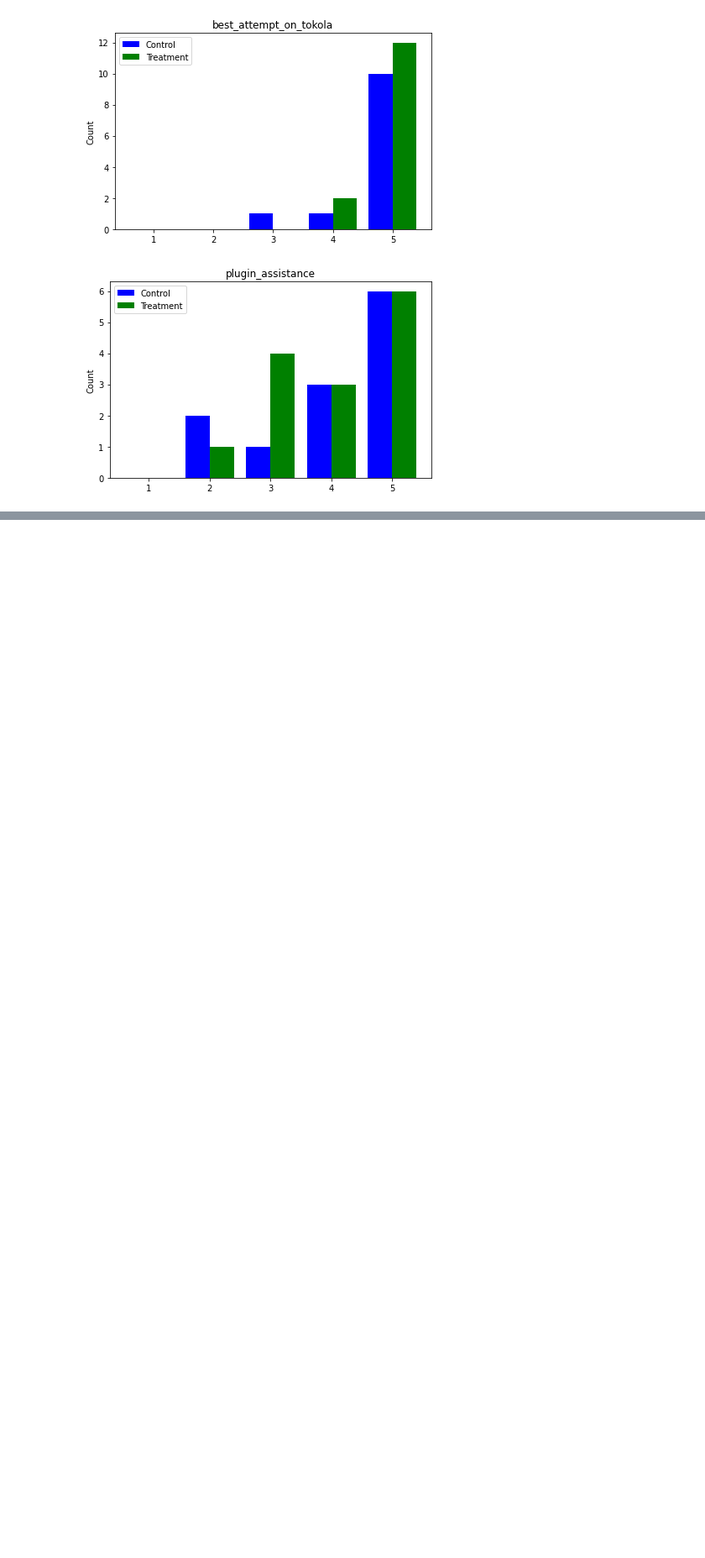
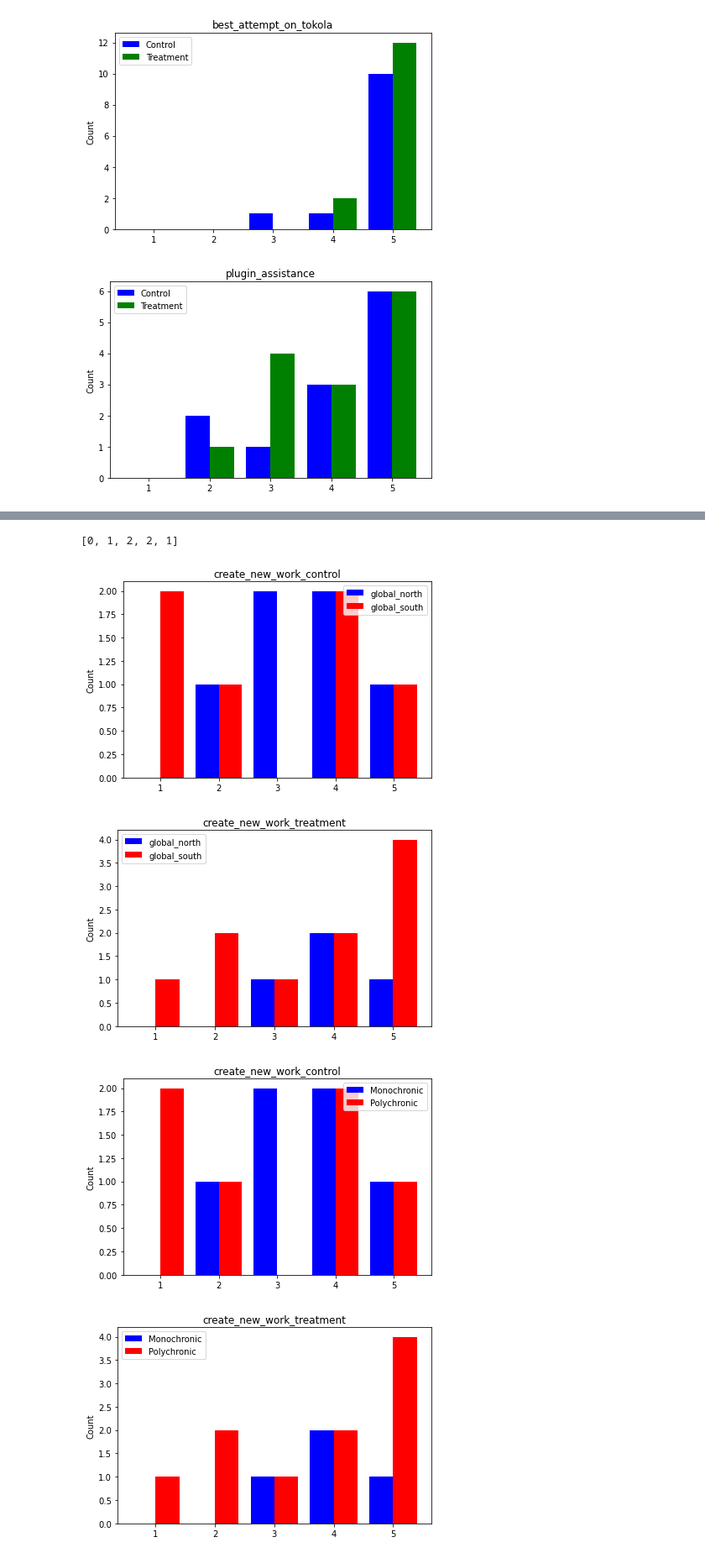
Before and after one commit to rlewinter/IS4800_Project, a Jupyter notebook: exploration.ipynb, the cells around one changed output, grey strips where cells are left out. Shown at 84% size. Saved outputs shown, nothing was run; the diff lists cells and outputs as text; code cells hidden in the pictures; blank space fills up the shorter version.

Commit message:
added more visuals

```diff
--- a/exploration.ipynb
+++ b/exploration.ipynb
@@ -454,3 +459,37 @@ plothist('plugin_assistance')
 [figure]
 [figure]
 [figure]
+# %%
+# for compare between GN/GS, Mono and Poly within the control or treatment group for the post-survey data
+
+def plot_compare(group, category, measure):
+    if group == "control":
+        data = postsurvey_control
+    else:
+        data = postsurvey_treatment
+
+    if measure == "region":
+        label1 = "global_north"
+        label2 = "global_south"
+    else:
+        label1 = "Monochronic"
+        label2 = "Polychronic"
+
+    countsMeasure1 = [(data[data[measure] == label1][category]==j).sum() for j in range(1,6)]
+    countsMeasure2 = [(data[data[measure] == label2][category]==j).sum() for j in range(1,6)]
+
+    labels = [1,2,3,4,5]
+    x = np.arange(len(labels))+1  # the label locations
+    width = 0.4  # the width of the bars
+
+    fig, ax = plt.subplots()
+    ax.bar(x-0.2, countsMeasure1, width, label=label1, color = 'blue')
+    ax.bar(x+0.2, countsMeasure2, width, label=label2, color = 'red')
+
+    ax.set_ylabel('Count')
+    ax.set_title(category + "_" + group)
+    ax.legend()
+
+    fig.tight_layout()
+
+    return plt.show()
@@ -456,0 +500,4 @@ plothist('plugin_assistance')
+# %%
+[(postsurvey_control[postsurvey_control["region"] == "global_north"]["create_new_work"]==j).sum() for j in range(1,6)]
+# %% [output]
+[0, 1, 2, 2, 1]
@@ -456,0 +506,12 @@ plothist('plugin_assistance')
+# %%
+# use the below commands to create plots for other likert questions
+plot_compare("control", "create_new_work", "region")
+plot_compare("treatment", "create_new_work", "region")
+
+plot_compare("control", "create_new_work", "chronicity") # this plot may not be necessary since chronicity is based on region
+plot_compare("treatment", "create_new_work", "chronicity")
+# %% [output]
+[figure, added]
+[figure, added]
+[figure, added]
+[figure, added]
```
Also changed, not shown: parts of 25 cells of this notebook, 1 other file.
